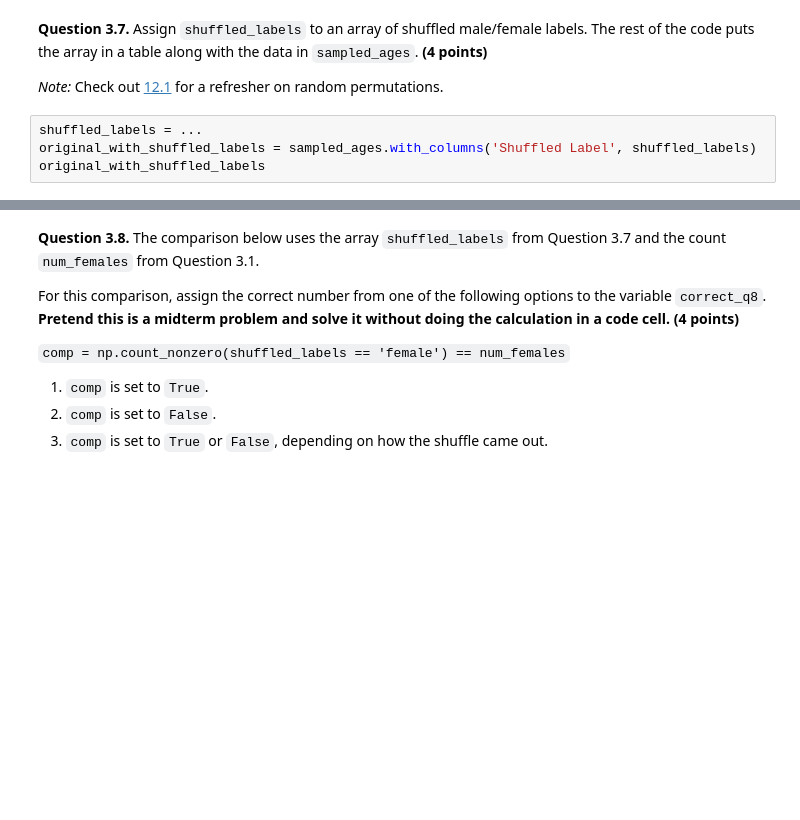
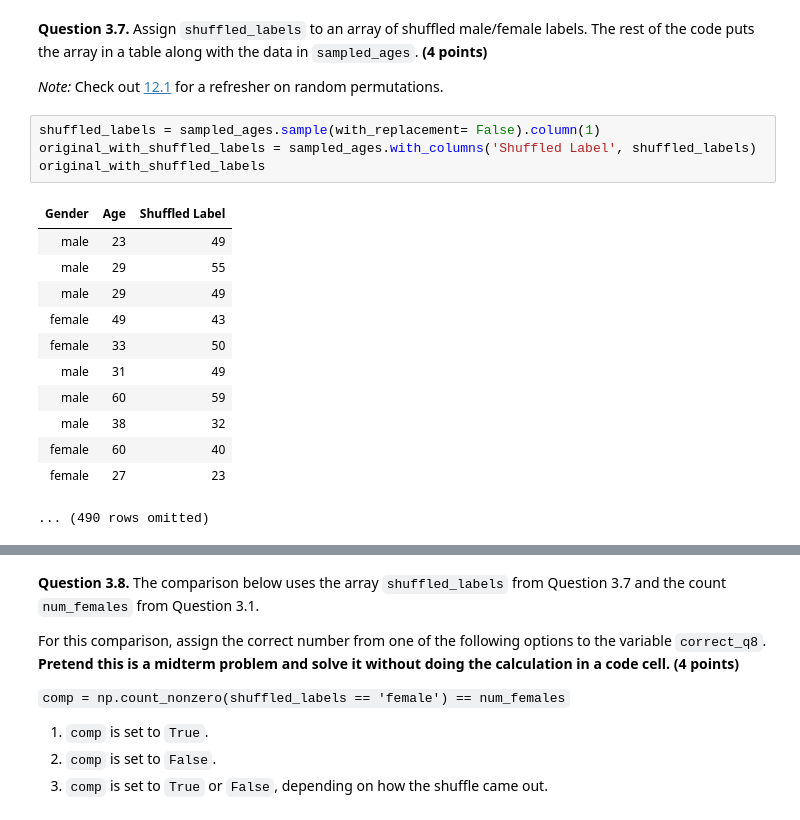
Before and after one commit to sondank1010/materials-sp22, a Jupyter notebook: hw/hw07/hw07.ipynb, the cells around one changed output, grey strips where cells are left out. Saved outputs shown, nothing was run; the diff lists cells and outputs as text; blank space fills up the shorter version.

```diff
--- a/hw/hw07/hw07.ipynb
+++ b/hw/hw07/hw07.ipynb
@@ -386,8 +492,21 @@ grader.check("q3_6")
 
 *Note:* Check out [12.1](https://inferentialthinking.com/chapters/12/1/AB_Testing.html#predicting-the-statistic-under-the-null-hypothesis) for a refresher on random permutations.
 # %%
-shuffled_labels = ...
+shuffled_labels = sampled_ages.sample(with_replacement= False).column(1)
 original_with_shuffled_labels = sampled_ages.with_columns('Shuffled Label', shuffled_labels)
 original_with_shuffled_labels
+# %% [output]
+| Gender | Age | Shuffled Label |
+| male | 23 | 49 |
+| male | 29 | 55 |
+| male | 29 | 49 |
+| female | 49 | 43 |
+| female | 33 | 50 |
+| male | 31 | 49 |
+| male | 60 | 59 |
+| male | 38 | 32 |
+| female | 60 | 40 |
+| female | 27 | 23 |
+... (490 rows omitted)
 # %%
 grader.check("q3_7")
```
Also changed, not shown: parts of 46 cells of this notebook, 7 other files.
